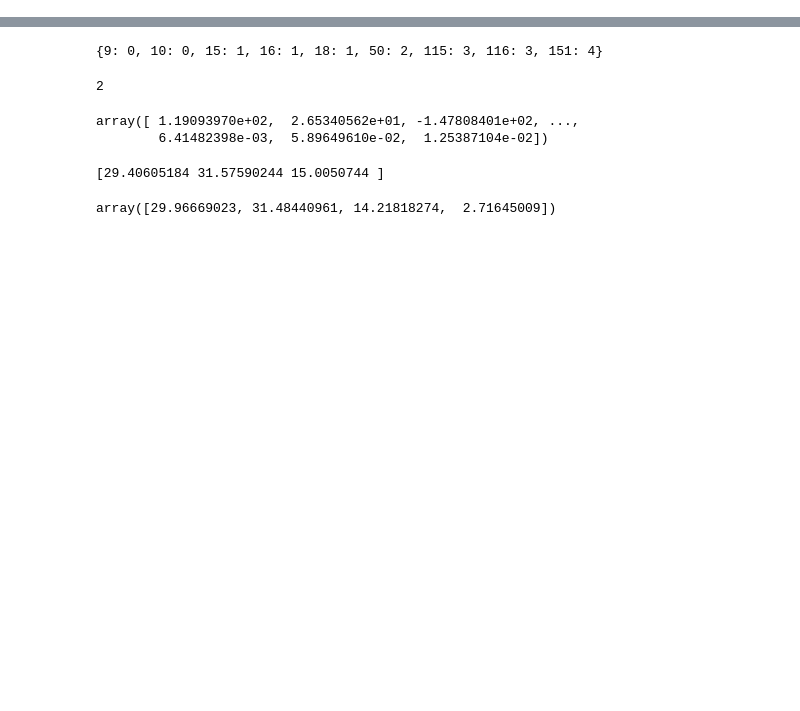
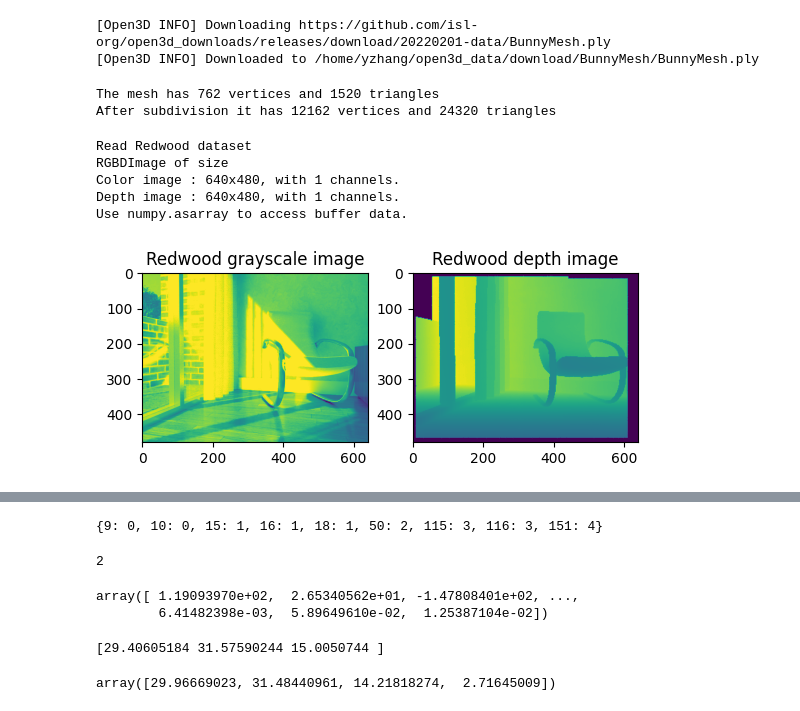
Before and after one commit to miemiemmmm/Nearl, a Jupyter notebook: Points_generation_geometric_parm.ipynb, the cells around one changed output, grey strips where cells are left out. Saved outputs shown, nothing was run; the diff lists cells and outputs as text; code cells hidden in the pictures; blank space fills up the shorter version.

Commit message:
Added open3d processing steps

```diff
--- a/Points_generation_geometric_parm.ipynb
+++ b/Points_generation_geometric_parm.ipynb
@@ -110,0 +260,59 @@ print(len(points))
+# %%
+bunny = o3d.data.BunnyMesh()
+mesh = o3d.io.read_triangle_mesh(bunny.path)
+mesh.compute_vertex_normals()
+
+o3d.visualization.draw_geometries([mesh])
+pcd = mesh.sample_points_uniformly(number_of_points=500)
+o3d.visualization.draw_geometries([pcd])
+# %% [output]
+[Open3D INFO] Downloading https://github.com/isl-org/open3d_downloads/releases/download/20220201-data/BunnyMesh.ply
+[Open3D INFO] Downloaded to /home/yzhang/open3d_data/download/BunnyMesh/BunnyMesh.ply
+# %%
+mesh = o3d.geometry.TriangleMesh.create_sphere()
+mesh.compute_vertex_normals()
+print(
+    f'The mesh has {len(mesh.vertices)} vertices and {len(mesh.triangles)} triangles'
+)
+o3d.visualization.draw_geometries([mesh], mesh_show_wireframe=True)
+mesh = mesh.subdivide_loop(number_of_iterations=2)
+print(
+    f'After subdivision it has {len(mesh.vertices)} vertices and {len(mesh.triangles)} triangles'
+)
+o3d.visualization.draw_geometries([mesh], mesh_show_wireframe=True)
+# %% [output]
+The mesh has 762 vertices and 1520 triangles
+After subdivision it has 12162 vertices and 24320 triangles
+# %%
+import matplotlib.pyplot as plt
+print("Read Redwood dataset")
+redwood_rgbd = o3d.data.SampleRedwoodRGBDImages()
+color_raw = o3d.io.read_image(redwood_rgbd.color_paths[0])
+depth_raw = o3d.io.read_image(redwood_rgbd.depth_paths[0])
+rgbd_image = o3d.geometry.RGBDImage.create_from_color_and_depth(
+    color_raw, depth_raw)
+print(rgbd_image)
+
+plt.subplot(1, 2, 1)
+plt.title('Redwood grayscale image')
+plt.imshow(rgbd_image.color)
+plt.subplot(1, 2, 2)
+plt.title('Redwood depth image')
+plt.imshow(rgbd_image.depth)
+plt.show()
+
+
+pcd = o3d.geometry.PointCloud.create_from_rgbd_image(
+    rgbd_image,
+    o3d.camera.PinholeCameraIntrinsic(
+        o3d.camera.PinholeCameraIntrinsicParameters.PrimeSenseDefault))
+# Flip it, otherwise the pointcloud will be upside down
+pcd.transform([[1, 0, 0, 0], [0, -1, 0, 0], [0, 0, -1, 0], [0, 0, 0, 1]])
+o3d.visualization.draw_geometries([pcd])
+# %% [output]
+Read Redwood dataset
+RGBDImage of size
+Color image : 640x480, with 1 channels.
+Depth image : 640x480, with 1 channels.
+Use numpy.asarray to access buffer data.
+[figure, added]
```
Also changed, not shown: parts of 20 cells of this notebook, 3 other files.
